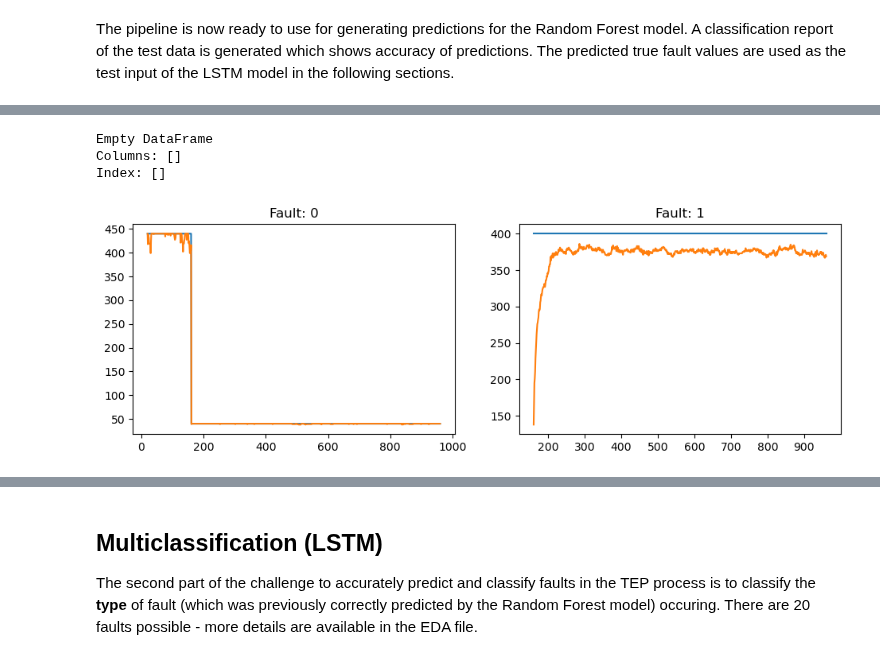
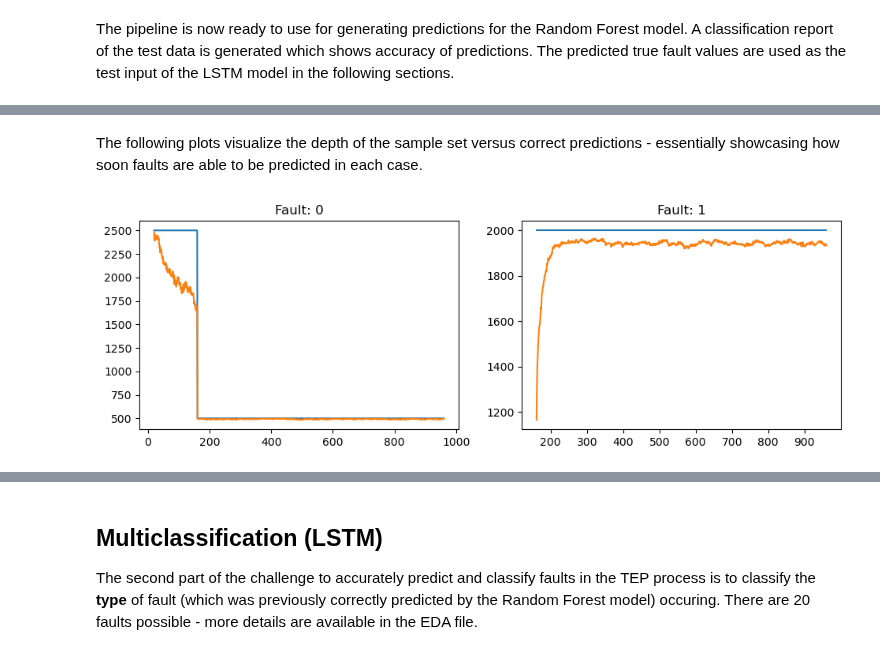
Before and after one commit to bns1808/MECE788Group1, a Jupyter notebook: main/RF and LSTM combined.ipynb, the cells around one changed output, grey strips where cells are left out. Drawn from its saved outputs; the diff is of its cells as text; code cells hidden in the pictures.

```diff
--- a/main/RF and LSTM combined.ipynb
+++ b/main/RF and LSTM combined.ipynb
@@ -255,8 +262,8 @@ def featureengg(df, features_to_drop):
 To save on computation time, only part of the data is used for training the model. In real world applications, the entire data set (training set) would be used for model training and development.
 # %%
 # Sub-sample (100 simulation runs)
-#f_train = f_train.loc[(f_train['simulationRun']<101),:]
-#f_test = f_test.loc[(f_test['simulationRun']<101),:]
+f_train = f_train.loc[(f_train['simulationRun']<101),:]
+f_test = f_test.loc[(f_test['simulationRun']<101),:]
 
 # combine faulty and fault-free data frames
 combined_df_test = pd.concat([f_test, ff_test], ignore_index=True)
@@ -278,36 +321,0 @@ Y_rf_train = rf_train['faultOccurrence']
-# %%
-### ONLY FOR TRAINING THE MODEL ###
-
-# Feature engineering on the testing data set - must be done even if importing the model file
-rf_test = featureengg(combined_df_test, features_to_drop)
-rf_test.dropna(axis=0, inplace=True)
-X_rf_test = rf_test.drop(columns=['faultNumber', 'original_faultNumber', 'simulationRun', 'sample', 'faultOccurrence'])
-Y_rf_test = rf_test['faultOccurrence']
-
-# Feature engineering on the training data set
-rf_train = featureengg(combined_df, features_to_drop)
-rf_train.dropna(axis=0, inplace=True)
-X_rf_train = rf_train.drop(columns=['faultNumber', 'original_faultNumber', 'simulationRun', 'sample', 'faultOccurrence'])
-Y_rf_train = rf_train['faultOccurrence']
-
-# Define the initial transformer pipeline
-initial_transformer = Pipeline([
-    ('scaler', StandardScaler(with_mean=False))
-])
-
-# Define the classifier
-classifier = RandomForestClassifier(n_estimators=200, max_depth=40)
-
-# Create the full pipeline with initial transformation and classifier
-full_pipeline = Pipeline([
-    ('initial_transform', initial_transformer),
-    ('classifier', classifier)
-])
-
-RF_model = full_pipeline.fit(X_rf_train, Y_rf_train)
-# %%
-model_pkl_file = "rf_model_finally_good_smiley_face.pkl"
-
-# load model from pickle file
-with open(model_pkl_file, 'rb') as file:
-    RF_model = pickle.load(file)
@@ -358,26 +357,21 @@ weighted avg       0.95      0.94      0.94    414040
+# %% [markdown]
+The following plots visualize the depth of the sample set versus correct predictions - essentially showcasing how soon faults are able to be predicted in each case.
 # %%
 results_ratio_dict = {}
 plt.figure(figsize=(24, 24))
 
 for fault in results_df['Actual'].unique():
     # Set up a subplot for each fault
     plt.subplot(6, 4, fault + 1)
 
     # Aggregate counts of 'Actual' by sample for samples less than 401
     one_one = results_df[(results_df['Actual'] == fault)].groupby('sample').count()
     plt.plot(one_one['Actual'])
 
     # Sum 'Correct' by sample for samples less than 401
     tne_one = results_df[(results_df['Actual'] == fault)].groupby('sample').sum()
     plt.plot(tne_one['Correct'])
 
     plt.title(f'Fault: {fault}')
-
-# Convert the ratios dictionary to a DataFrame and display it
-results_ratio_df = pd.DataFrame(results_ratio_dict)
-print(results_ratio_df)
 # %% [output]
-Empty DataFrame
-Columns: []
-Index: []
-[figure, old version]
+[figure, new version]
```
Also changed, not shown: parts of 22 cells of this notebook, 4 other files.
